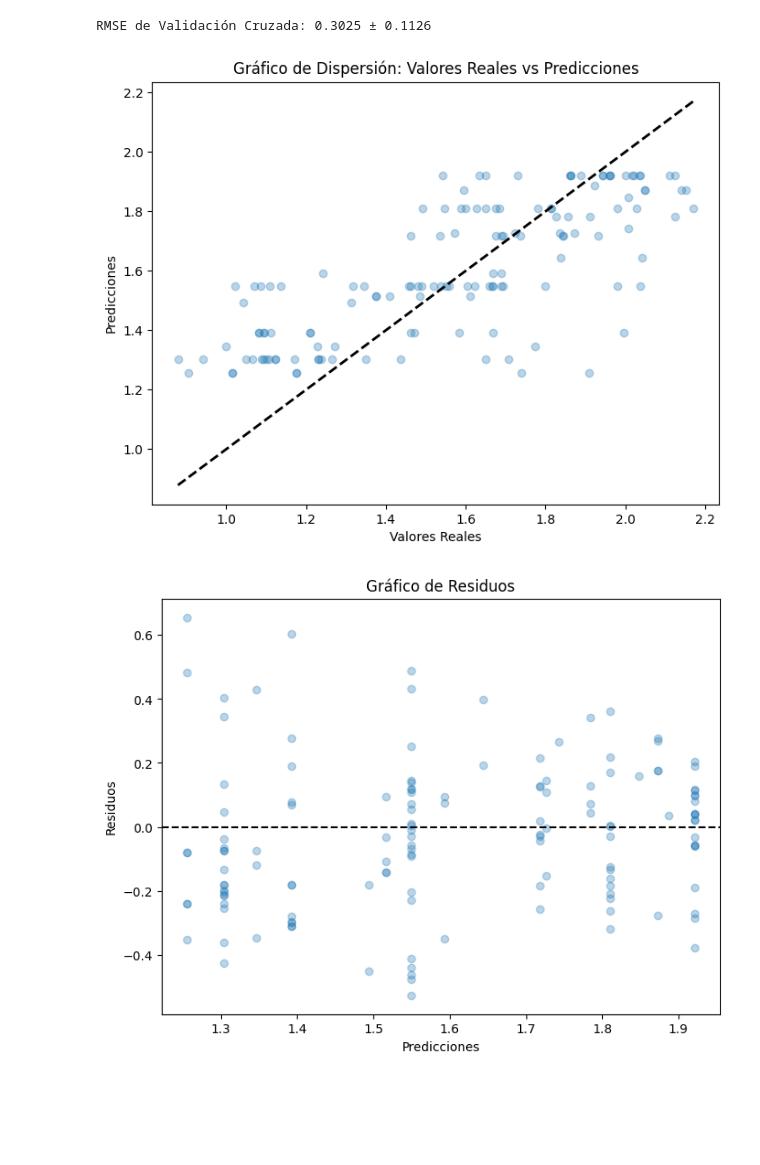
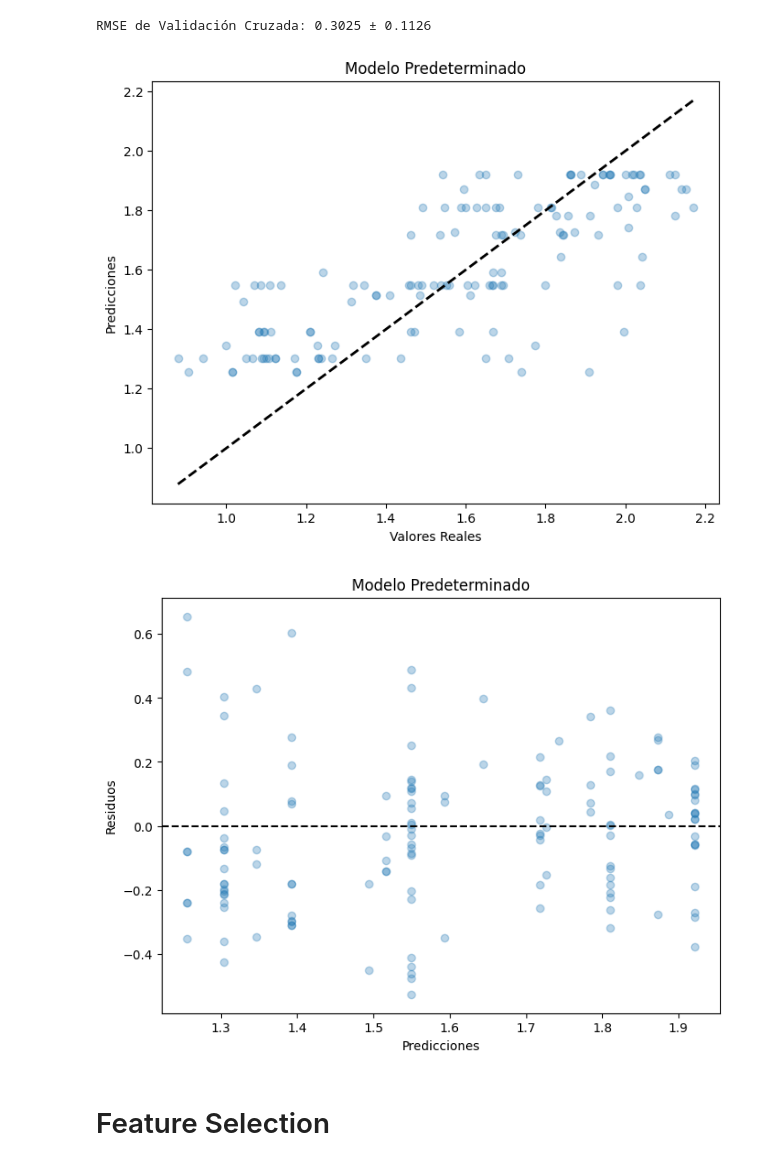
Before and after one commit to bpalas/proportionagreement, a Jupyter notebook: Test2.ipynb, the cells around one changed output. Drawn from its saved outputs; the diff is of its cells as text; code cells hidden in the pictures; blank space fills up the shorter version.

```diff
--- a/Test2.ipynb
+++ b/Test2.ipynb
@@ -3,7 +141,7 @@ import pandas as pd
 import numpy as np
 # %%
 # filtered_edgelist_df = pd.read_csv('final_edgelist.csv')
-filtered_edgelist_df = pd.read_csv('final_edgelist_gpt_o_mini_lista_cerrada_graph_machinelearning_V2.csv')
+filtered_edgelist_df = pd.read_csv('final_edgelist_gpt_o_mini_lista_cerrada_graph_machinelearning_V3.csv')
 print('Full edgelist len:', len(filtered_edgelist_df))
 print('Liinked edgelist len:', len(filtered_edgelist_df[filtered_edgelist_df['sentiment'] != 'no_link_found']))
 filtered_edgelist_df.sample(2)
@@ -25,6 +165,8 @@ filtered_edgelist_df['same_sector'] = (filtered_edgelist_df['sector_1'] == filte
 filtered_edgelist_df['same_region'] = (filtered_edgelist_df['region_1'] == filtered_edgelist_df['region_2']).astype(int)
 
 filtered_edgelist_df['same_cluster'] = (filtered_edgelist_df['cluster_1'] == filtered_edgelist_df['cluster_2']).astype(int)
+
+filtered_edgelist_df['same_comunity'] = (filtered_edgelist_df['community_1'] == filtered_edgelist_df['community_2']).astype(int)
 # %%
 filtered_edgelist_df
 # %% [output]
@@ -44,7 +186,6 @@ filtered_edgelist_df
 # %%
 # filtered_edgelist_df.rename(columns={'label': 'edge'}, inplace=True)
 # %%
-filtered_edgelist_df = filtered_edgelist_df.dropna(subset=['in_degree_1'])
 # Crear un diccionario de mapeo
 sentiment_mapping = {'negative': -1, 'neutral': 0, 'positive': 1}
 
@@ -260,7 +211,7 @@ plt.show()
 # %% [markdown]
 # Regresión sin métricas de grafo solo sentiment
 # %%
-datos = data[['proportion_agreement','same_party', 'same_sector', 'same_region', 'sentiment']]
+datos = filtered_edgelist_df[['proportion_agreement','same_party', 'same_sector', 'same_region', 'sentiment']]
 # X: Conjunto de características (todas las columnas que has calculado)
 # y: Variable objetivo (proportion_agreement)
 
@@ -377,19 +328,21 @@ RMSE de Validación Cruzada: 0.3025 ± 0.1126
 # %%
 import matplotlib.pyplot as plt
 
 # Predecir en el conjunto de prueba
 y_test_pred = xg_reg.predict(X_test)
 
 # Crear el gráfico de dispersión
 plt.figure(figsize=(8, 6))
 plt.scatter(y_test, y_test_pred, alpha=0.3)
 plt.xlabel('Valores Reales')
 plt.ylabel('Predicciones')
-plt.title('Gráfico de Dispersión: Valores Reales vs Predicciones')
+plt.title('Modelo Predeterminado')
 plt.plot([y_test.min(), y_test.max()], [y_test.min(), y_test.max()], 'k--', lw=2)  # Línea diagonal
+plt.savefig('grafico_dispersión_modelo_sin_graph.png')  # Guardar la imagen
+
 plt.show()
 # %% [output]
-[figure, old version]
+[figure, new version]
 # %%
 # Calcular residuos
 residuals = y_test - y_test_pred
@@ -399,8 +352,13 @@ plt.figure(figsize=(8, 6))
 plt.scatter(y_test_pred, residuals, alpha=0.3)
 plt.xlabel('Predicciones')
 plt.ylabel('Residuos')
-plt.title('Gráfico de Residuos')
+plt.title('Modelo Predeterminado')
+
 plt.axhline(y=0, color='k', linestyle='--')  # Línea horizontal en 0
+plt.savefig('grafico_residuos_modelo_sin_graph.png')  # Guardar la imagen
+
 plt.show()
 # %% [output]
-[figure, old version]
+[figure, new version]
+# %% [markdown]
+# Feature Selection
```
Also changed, not shown: parts of 56 cells of this notebook, 11 other files.
